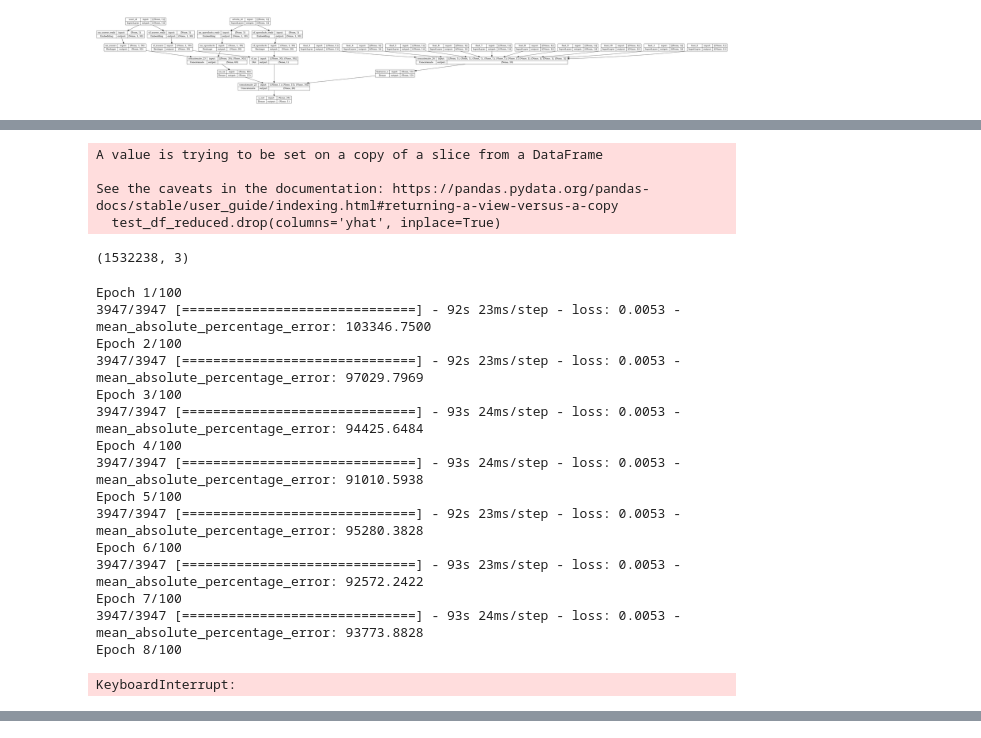
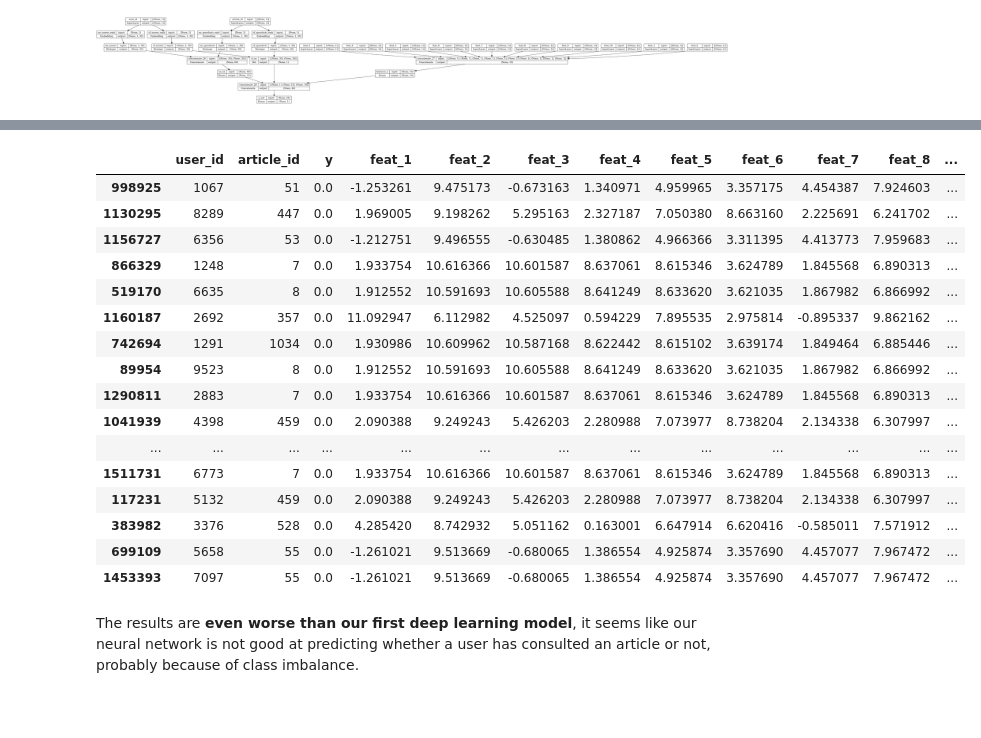
Before and after one commit to octave-ati/Designing-a-Recommendation-Model, a Jupyter notebook: P9_01_Notebook.ipynb, the cells around one changed output, grey strips where cells are left out. Saved outputs shown, nothing was run; the diff lists cells and outputs as text; code cells hidden in the pictures; blank space fills up the shorter version.

```diff
--- a/P9_01_Notebook.ipynb
+++ b/P9_01_Notebook.ipynb
@@ -1498,5 +1466,4 @@ Non-trainable params: 0
 __________________________________________________________________________________________________
 # %%
 # Train
-history = model.fit(train_ds, epochs=10, shuffle=True, verbose=True, validation_data=val_ds)
-model.evaluate(test_ds)
+history = model.fit(train_ds, epochs=10, shuffle=True, validation_data=val_ds)
@@ -1617,13 +1555,20 @@ with open('Data/test_df_red.pkl','wb') as file:
     dill.dump(test_df_reduced, file)
 with open('Data/val_df_red.pkl','wb') as file:
     dill.dump(val_df_reduced, file)
+# %%
+with open('Data/train_df_red.pkl','rb') as file:
+    train_df_reduced = dill.load(file)
+with open('Data/test_df_red.pkl','rb') as file:
+    test_df_reduced = dill.load(file)
+with open('Data/val_df_red.pkl','rb') as file:
+    val_df_reduced = dill.load(file)
 # %%
 train_ds_red = tf.data.Dataset.from_tensor_slices((dict(train_df_reduced.drop(columns='y')),
-                                               train_df_reduced['y'])).batch(20).cache()
+                                               train_df_reduced['y'])).batch(1000).cache()
 test_ds_red = tf.data.Dataset.from_tensor_slices((dict(test_df_reduced.drop(columns='y')),
-                                               test_df_reduced['y'])).batch(20).cache()
+                                               test_df_reduced['y'])).batch(1000).cache()
 val_ds_red = tf.data.Dataset.from_tensor_slices((dict(val_df_reduced.drop(columns='y')),
-                                               val_df_reduced['y'])).batch(20).cache()
+                                               val_df_reduced['y'])).batch(1000).cache()
 # %%
 from tensorflow.keras import layers, models
 from tensorflow.keras.utils import plot_model
@@ -1691,30 +1644,0 @@ Epoch 1/5
-# %%
-test_df_reduced.drop(columns='yhat', inplace=True)
-
-test_df_reduced.shape
-# %% [output]
-A value is trying to be set on a copy of a slice from a DataFrame
-
-See the caveats in the documentation: https://pandas.pydata.org/pandas-docs/stable/user_guide/indexing.html#returning-a-view-versus-a-copy
-  test_df_reduced.drop(columns='yhat', inplace=True)
-(1532238, 3)
-# %%
-# Train
-training = model.fit(train_ds, epochs=100, shuffle=True, verbose=True)
-# %% [output]
-Epoch 1/100
-3947/3947 [==============================] - 92s 23ms/step - loss: 0.0053 - mean_absolute_percentage_error: 103346.7500
-Epoch 2/100
-3947/3947 [==============================] - 92s 23ms/step - loss: 0.0053 - mean_absolute_percentage_error: 97029.7969
-Epoch 3/100
-3947/3947 [==============================] - 93s 24ms/step - loss: 0.0053 - mean_absolute_percentage_error: 94425.6484
-Epoch 4/100
-3947/3947 [==============================] - 93s 24ms/step - loss: 0.0053 - mean_absolute_percentage_error: 91010.5938
-Epoch 5/100
-3947/3947 [==============================] - 92s 23ms/step - loss: 0.0053 - mean_absolute_percentage_error: 95280.3828
-Epoch 6/100
-3947/3947 [==============================] - 93s 23ms/step - loss: 0.0053 - mean_absolute_percentage_error: 92572.2422
-Epoch 7/100
-3947/3947 [==============================] - 93s 24ms/step - loss: 0.0053 - mean_absolute_percentage_error: 93773.8828
-Epoch 8/100
-KeyboardInterrupt:
@@ -1727,0 +1645,9 @@ dtf_users
+# %%
+results = test_df_reduced.copy()
+
+results['yhat'] = hyb_model.predict(test_ds_red)
+
+results = results.sort_values(by='yhat', ascending=False)
+
+results.head(20)
+# %% [output]
@@ -1727,0 +1655,19 @@ dtf_users
+|  | user_id | article_id | y | feat_1 | feat_2 | feat_3 | feat_4 | feat_5 | feat_6 | feat_7 | feat_8 | ... |
+| 998925 | 1067 | 51 | 0.0 | -1.253261 | 9.475173 | -0.673163 | 1.340971 | 4.959965 | 3.357175 | 4.454387 | 7.924603 | ... |
+| 1130295 | 8289 | 447 | 0.0 | 1.969005 | 9.198262 | 5.295163 | 2.327187 | 7.050380 | 8.663160 | 2.225691 | 6.241702 | ... |
+| 1156727 | 6356 | 53 | 0.0 | -1.212751 | 9.496555 | -0.630485 | 1.380862 | 4.966366 | 3.311395 | 4.413773 | 7.959683 | ... |
+| 866329 | 1248 | 7 | 0.0 | 1.933754 | 10.616366 | 10.601587 | 8.637061 | 8.615346 | 3.624789 | 1.845568 | 6.890313 | ... |
+| 519170 | 6635 | 8 | 0.0 | 1.912552 | 10.591693 | 10.605588 | 8.641249 | 8.633620 | 3.621035 | 1.867982 | 6.866992 | ... |
+| 1160187 | 2692 | 357 | 0.0 | 11.092947 | 6.112982 | 4.525097 | 0.594229 | 7.895535 | 2.975814 | -0.895337 | 9.862162 | ... |
+| 742694 | 1291 | 1034 | 0.0 | 1.930986 | 10.609962 | 10.587168 | 8.622442 | 8.615102 | 3.639174 | 1.849464 | 6.885446 | ... |
+| 89954 | 9523 | 8 | 0.0 | 1.912552 | 10.591693 | 10.605588 | 8.641249 | 8.633620 | 3.621035 | 1.867982 | 6.866992 | ... |
+| 1290811 | 2883 | 7 | 0.0 | 1.933754 | 10.616366 | 10.601587 | 8.637061 | 8.615346 | 3.624789 | 1.845568 | 6.890313 | ... |
+| 1041939 | 4398 | 459 | 0.0 | 2.090388 | 9.249243 | 5.426203 | 2.280988 | 7.073977 | 8.738204 | 2.134338 | 6.307997 | ... |
+| ... | ... | ... | ... | ... | ... | ... | ... | ... | ... | ... | ... | ... |
+| 1511731 | 6773 | 7 | 0.0 | 1.933754 | 10.616366 | 10.601587 | 8.637061 | 8.615346 | 3.624789 | 1.845568 | 6.890313 | ... |
+| 117231 | 5132 | 459 | 0.0 | 2.090388 | 9.249243 | 5.426203 | 2.280988 | 7.073977 | 8.738204 | 2.134338 | 6.307997 | ... |
+| 383982 | 3376 | 528 | 0.0 | 4.285420 | 8.742932 | 5.051162 | 0.163001 | 6.647914 | 6.620416 | -0.585011 | 7.571912 | ... |
+| 699109 | 5658 | 55 | 0.0 | -1.261021 | 9.513669 | -0.680065 | 1.386554 | 4.925874 | 3.357690 | 4.457077 | 7.967472 | ... |
+| 1453393 | 7097 | 55 | 0.0 | -1.261021 | 9.513669 | -0.680065 | 1.386554 | 4.925874 | 3.357690 | 4.457077 | 7.967472 | ... |
+# %% [markdown]
+The results are **even worse than our first deep learning model**, it seems like our neural network is not good at predicting whether a user has consulted an article or not, probably because of class imbalance.
```
Also changed, not shown: parts of 60 cells of this notebook, 1 other file.
